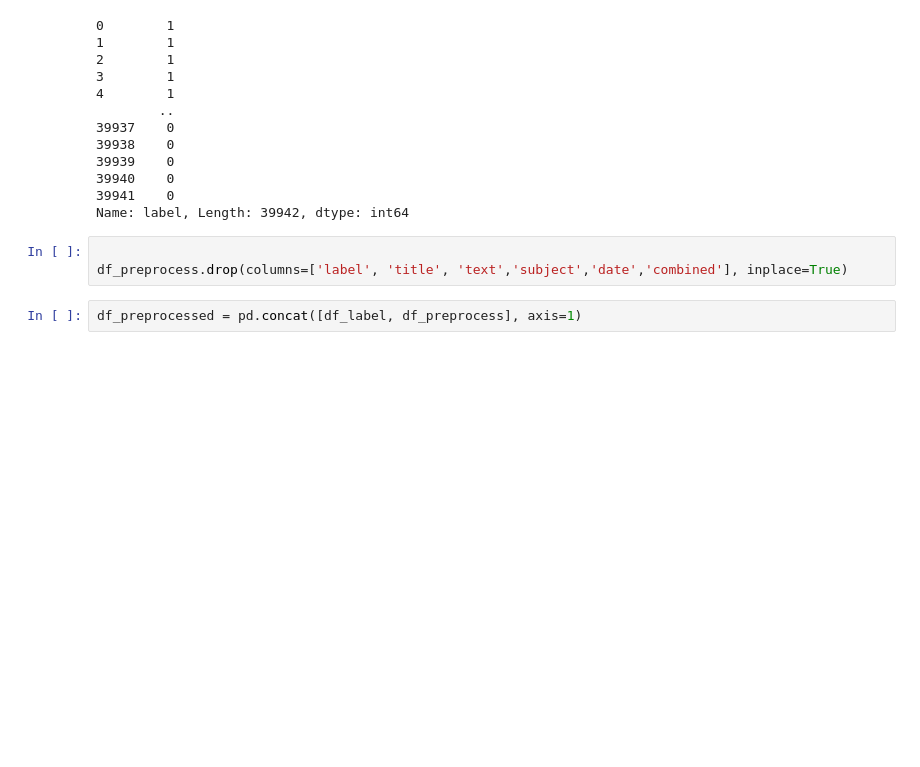
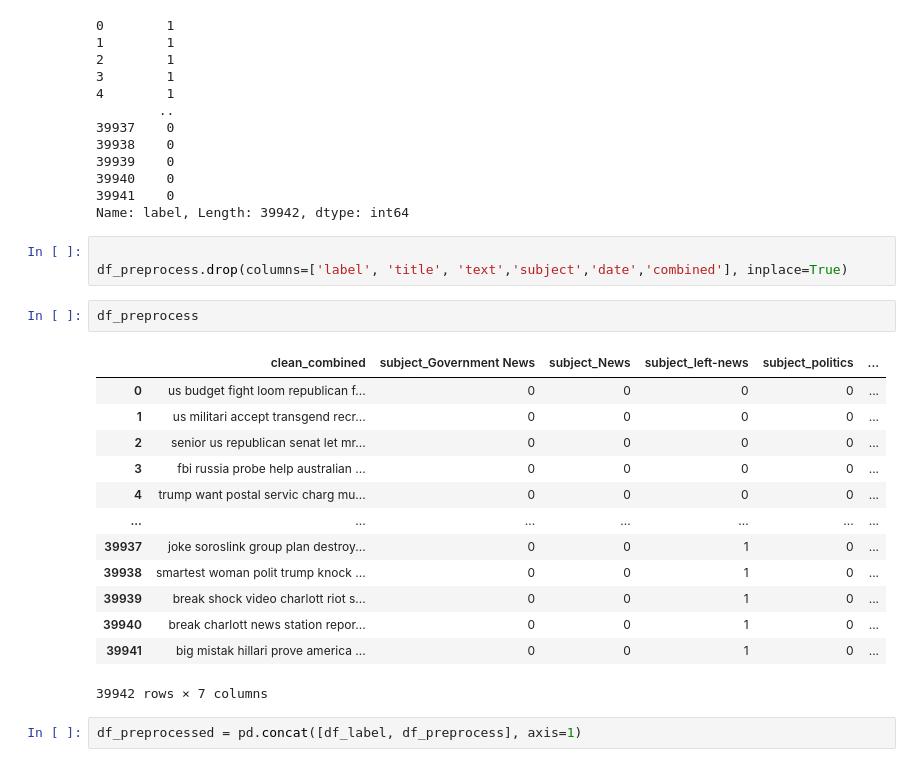
Before and after one commit to mobenet/nlp-project, a Jupyter notebook: nlp-news-model.ipynb, the cells around one changed output. Drawn from its saved outputs; the diff is of its cells as text; blank space fills up the shorter version.

```diff
--- a/nlp-news-model.ipynb
+++ b/nlp-news-model.ipynb
@@ -203,6 +205,22 @@ Name: label, Length: 39942, dtype: int64
 # %%
 
 df_preprocess.drop(columns=['label', 'title', 'text','subject','date','combined'], inplace=True)
+# %%
+df_preprocess
+# %% [output]
+|  | clean_combined | subject_Government News | subject_News | subject_left-news | subject_politics | ... |
+| 0 | us budget fight loom republican f... | 0 | 0 | 0 | 0 | ... |
+| 1 | us militari accept transgend recr... | 0 | 0 | 0 | 0 | ... |
+| 2 | senior us republican senat let mr... | 0 | 0 | 0 | 0 | ... |
+| 3 | fbi russia probe help australian ... | 0 | 0 | 0 | 0 | ... |
+| 4 | trump want postal servic charg mu... | 0 | 0 | 0 | 0 | ... |
+| ... | ... | ... | ... | ... | ... | ... |
+| 39937 | joke soroslink group plan destroy... | 0 | 0 | 1 | 0 | ... |
+| 39938 | smartest woman polit trump knock ... | 0 | 0 | 1 | 0 | ... |
+| 39939 | break shock video charlott riot s... | 0 | 0 | 1 | 0 | ... |
+| 39940 | break charlott news station repor... | 0 | 0 | 1 | 0 | ... |
+| 39941 | big mistak hillari prove america ... | 0 | 0 | 1 | 0 | ... |
+39942 rows × 7 columns
 # %%
 df_preprocessed = pd.concat([df_label, df_preprocess], axis=1)
 # %%
```
Also changed, not shown: parts of 9 cells of this notebook.
